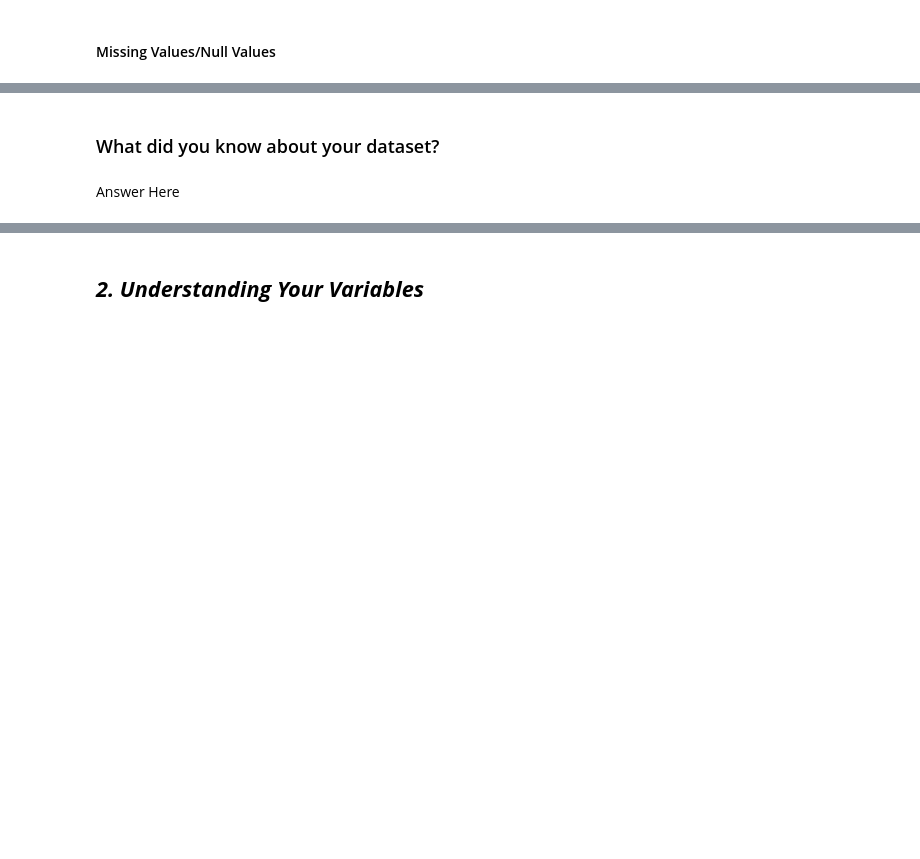
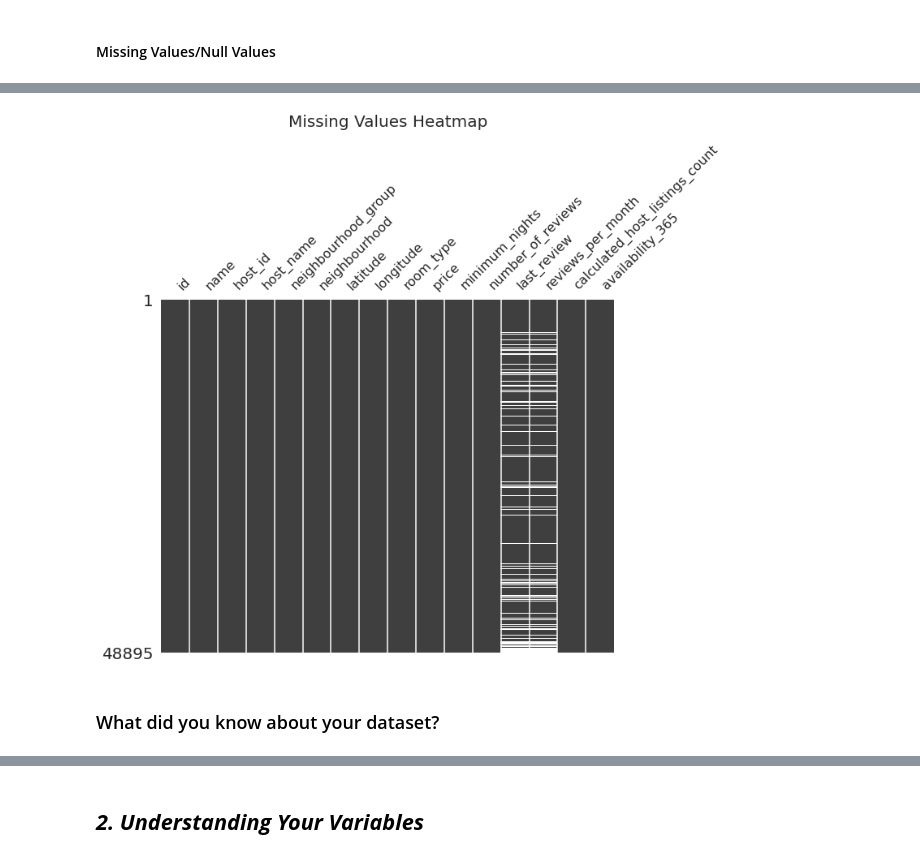
Before and after one commit to p0shivhare/Airbnb-Booking-Analysis, a Jupyter notebook: Airbnb_Booking_Analysis.ipynb, the cells around one changed output, grey strips where cells are left out. Drawn from its saved outputs; the diff is of its cells as text; code cells hidden in the pictures; blank space fills up the shorter version.

```diff
--- a/Airbnb_Booking_Analysis.ipynb
+++ b/Airbnb_Booking_Analysis.ipynb
@@ -150,4 +168,16 @@ There is No Duplicate Value in DataFrame
+# %%
+# Visualizing the missing values
+# Set up figure size and font size
+fig, ax = plt.subplots(figsize=(10, 8))
+sns.set(font_scale=1.2)
+
+
+# Plot missingno heatmap with custom settings
+msno.matrix(df, ax=ax)
+ax.set_title("Missing Values Heatmap", fontsize=20, pad=20)
+
+plt.show()
+# %% [output]
+[figure, added]
 # %% [markdown]
 ### What did you know about your dataset?
-# %% [markdown]
-Answer Here
```
Also changed, not shown: parts of 3 cells of this notebook.
